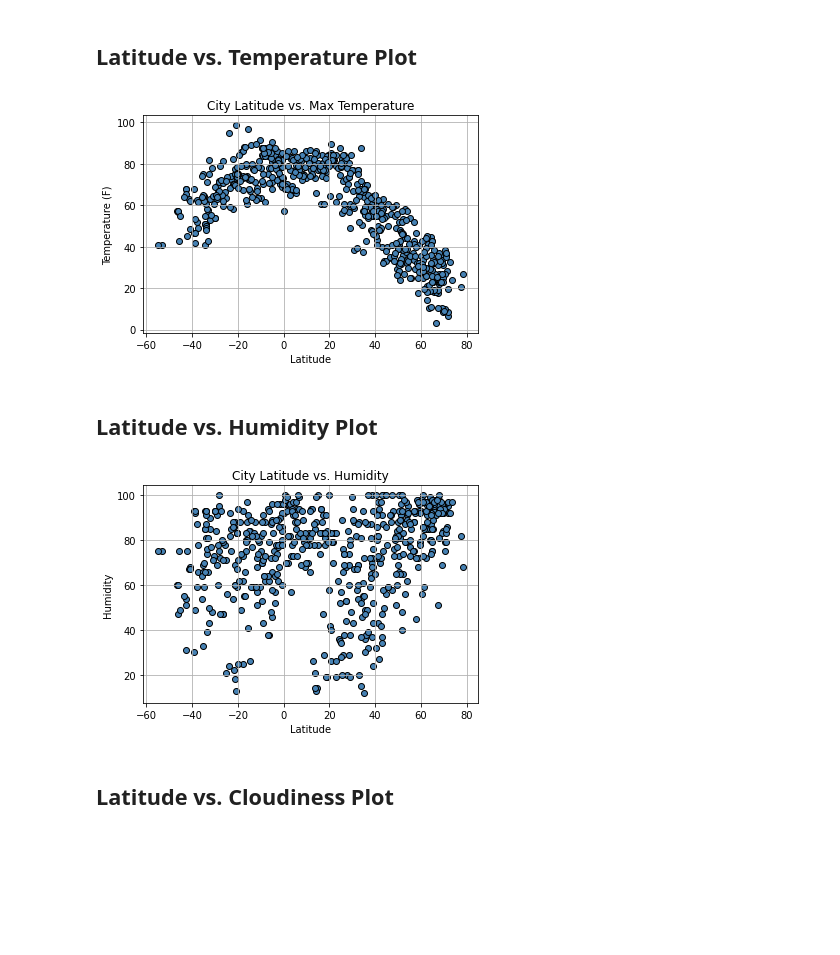
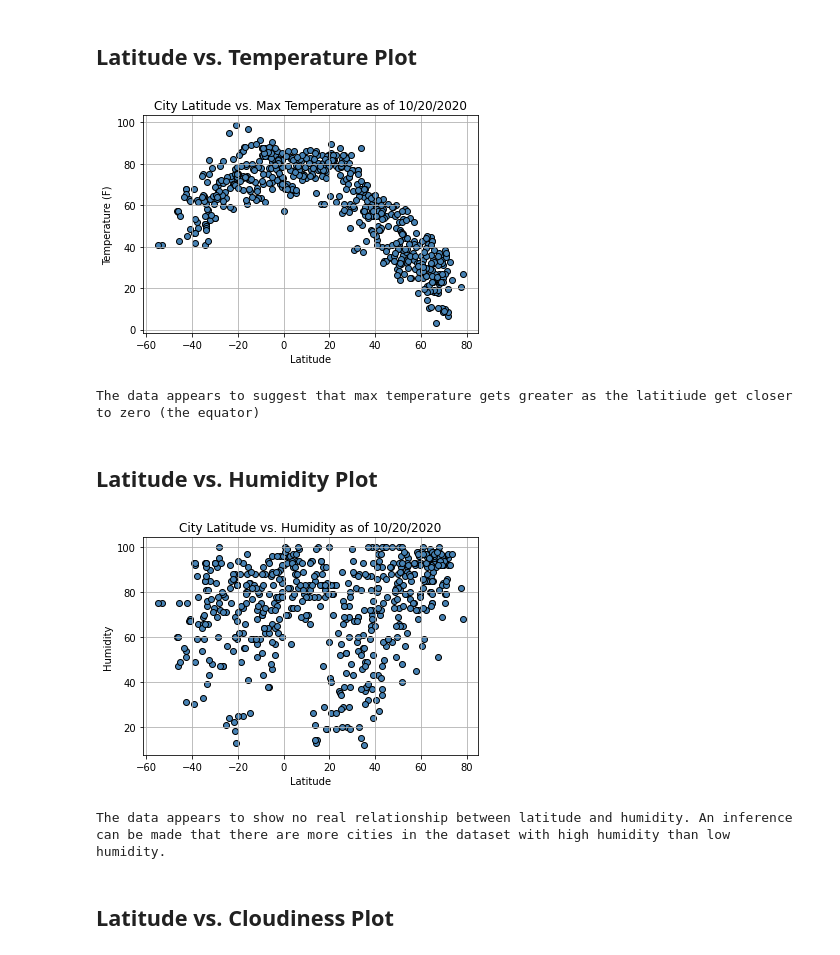
Before and after one commit to ZKeller22/UCI-Homework-Keller, a Jupyter notebook: python-api-challenge/WeatherPy/WeatherPy.ipynb, the cells around one changed output. Drawn from its saved outputs; the diff is of its cells as text; code cells hidden in the pictures; blank space fills up the shorter version.

```diff
--- a/python-api-challenge/WeatherPy/WeatherPy.ipynb
+++ b/python-api-challenge/WeatherPy/WeatherPy.ipynb
@@ -98,12 +99,12 @@ for index, row in city_weather.iterrows():
         print(f'Processing Weather Data for Record {record_num} of Set {record_set} | {response["name"]}')
 
         #Input data into the dataframe
-        city_weather.loc[index, 'Cloudiness'] = response['clouds']['all']
+        city_weather.loc[index, 'Cloudiness (%)'] = response['clouds']['all']
         city_weather.loc[index, 'Date'] = response['dt']
-        city_weather.loc[index, 'Humidity'] = response['main']['humidity']
-        city_weather.loc[index, 'Lat'] = response['coord']['lat']
-        city_weather.loc[index, 'Lng'] = response['coord']['lon']
-        city_weather.loc[index, 'Max Temp'] = response['main']['temp_max']
+        city_weather.loc[index, 'Humidity (%)'] = response['main']['humidity']
+        city_weather.loc[index, 'Latitude'] = response['coord']['lat']
+        city_weather.loc[index, 'Longitude'] = response['coord']['lon']
+        city_weather.loc[index, 'Max Temp (F)'] = response['main']['temp_max']
         city_weather.loc[index, 'Windspeed'] = response['wind']['speed']
 
         #Increase the record count
@@ -147,6 +148,15 @@ Data Retrival Complete
 #Clean dataframe to remove cities that were not found
 city_weather['Max Temp'] = city_weather['Max Temp'].replace('', np.nan)
 city_weather = city_weather.dropna()
+
+# Convert data strings to float
+pd.to_numeric(city_weather["Cloudiness (%)"]).astype(float)
+pd.to_numeric(city_weather["Humidity (%)"]).astype(float)
+pd.to_numeric(city_weather["Latitude"]).astype(float)
+pd.to_numeric(city_weather["Longitude"]).astype(float)
+pd.to_numeric(city_weather["Max Temp (F)"]).astype(float)
+pd.to_numeric(city_weather["Windspeed"]).astype(float)
+city_weather['Date'] =  pd.to_datetime(city_weather['Date'])
 
 #Save dataframe
 city_weather.to_csv("../output_data/CityWeatherData.csv", index=False, header=True)
@@ -203,29 +214,33 @@ clean_city_data.head()
 ## Latitude vs. Temperature Plot
 # %%
 # Build a scatter plot for each data type
-plt.scatter(city_weather["Lat"], city_weather["Max Temp"], marker="o",color ='steelblue', edgecolor='black')
+plt.scatter(clean_city_data["Lat"], clean_city_data["Max Temp"], marker="o",color ='steelblue', edgecolor='black')
 
 # Incorporate the other graph properties
-plt.title(f'City Latitude vs. Max Temperature')
+plt.title(f'City Latitude vs. Max Temperature as of {today}')
 plt.ylabel("Temperature (F)")
 plt.xlabel("Latitude")
 plt.grid(True)
 
 # Save the figure
 plt.savefig("../output_data/Fig1.png")
 
 # Show plot
 plt.show()
+
+#Analysis
+print("The data appears to suggest that max temperature gets greater as the latitiude get closer to zero (the equator)")
 # %% [output]
-[figure, old version]
+[figure, new version]
+The data appears to suggest that max temperature gets greater as the latitiude get closer to zero (the equator)
 # %% [markdown]
 ## Latitude vs. Humidity Plot
 # %%
 # Build a scatter plot for each data type
-plt.scatter(city_weather["Lat"], city_weather["Humidity"], marker="o", color ='steelblue', edgecolor='black')
+plt.scatter(clean_city_data["Lat"], clean_city_data["Humidity"], marker="o", color ='steelblue', edgecolor='black')
 
 # Incorporate the other graph properties
-plt.title(f'City Latitude vs. Humidity')
+plt.title(f'City Latitude vs. Humidity as of {today}')
 plt.ylabel("Humidity")
 plt.xlabel("Latitude")
 plt.grid(True)
@@ -235,7 +250,11 @@ plt.savefig("../output_data/Fig2.png")
 
 # Show plot
 plt.show()
+
+#Analysis
+print("The data appears to show no real relationship between latitude and humidity. An inference can be made that there are more cities in the dataset with high humidity than low humidity.")
 # %% [output]
-[figure, old version]
+[figure, new version]
+The data appears to show no real relationship between latitude and humidity. An inference can be made that there are more cities in the dataset with high humidity than low humidity.
 # %% [markdown]
 ## Latitude vs. Cloudiness Plot
```
Also changed, not shown: parts of 27 cells of this notebook.
